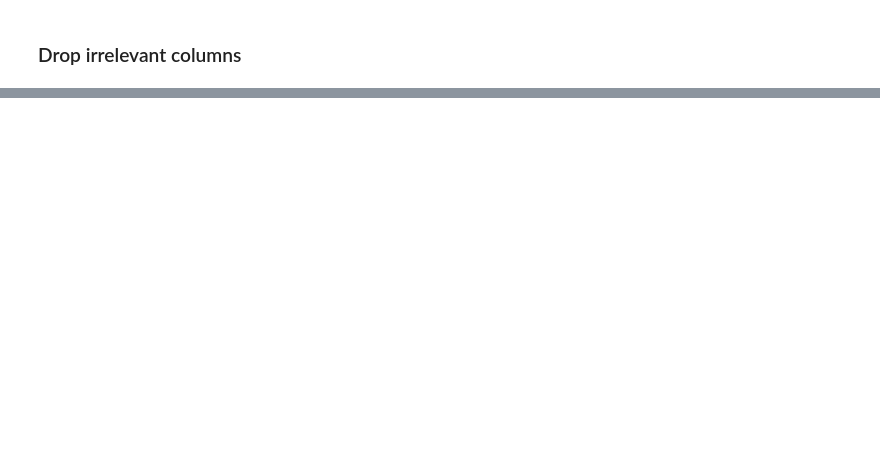
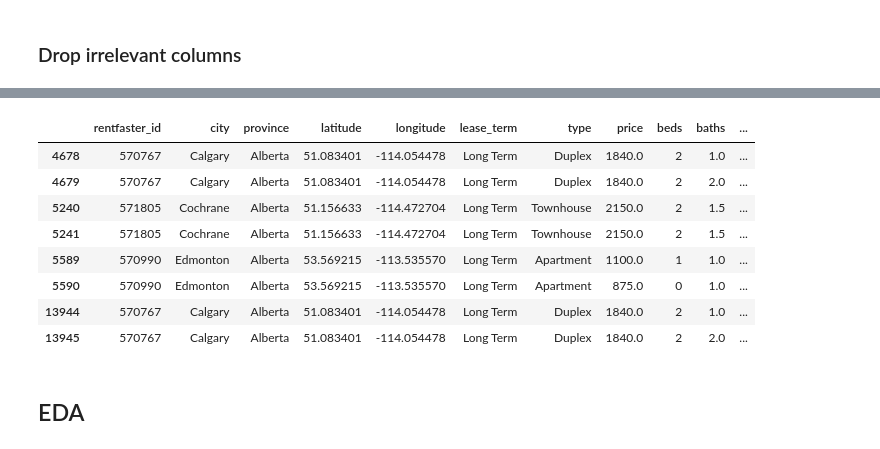
Before and after one commit to nadpierre/rental-prices-regression-project, a Jupyter notebook: notebooks/data_cleaning.ipynb, the cells around one changed output, grey strips where cells are left out. Drawn from its saved outputs; the diff is of its cells as text; code cells hidden in the pictures; blank space fills up the shorter version.

```diff
--- a/notebooks/data_cleaning.ipynb
+++ b/notebooks/data_cleaning.ipynb
@@ -195,0 +226,3 @@ memory usage: 3.7+ MB
+# %%
+# Drop null values
+df = df.dropna(subset='lease_term')
@@ -195,0 +261,6 @@ memory usage: 3.7+ MB
+# %%
+# Replace null values with "Unknown"
+df['smoking'] = df['smoking'].fillna('Unknown')
+# %%
+# Collapse "Non-Smoking" and "Smoke Free Building"
+df['smoking'] = np.where(df['smoking'] == 'Smoke Free Building', 'Non-Smoking', df['smoking'])
@@ -195,0 +340,3 @@ memory usage: 3.7+ MB
+# %%
+# Drop rows with the types "Office Space", "Parking Spot", and "Storage"
+df = df[~df['type'].isin(['Office Space', 'Parking Spot', 'Storage'])]
@@ -195,0 +383,12 @@ memory usage: 3.7+ MB
+# %%
+df[df['availability_date'].isna()]
+# %% [output]
+|  | rentfaster_id | city | province | latitude | longitude | lease_term | type | price | beds | baths | ... |
+| 4678 | 570767 | Calgary | Alberta | 51.083401 | -114.054478 | Long Term | Duplex | 1840.0 | 2 | 1.0 | ... |
+| 4679 | 570767 | Calgary | Alberta | 51.083401 | -114.054478 | Long Term | Duplex | 1840.0 | 2 | 2.0 | ... |
+| 5240 | 571805 | Cochrane | Alberta | 51.156633 | -114.472704 | Long Term | Townhouse | 2150.0 | 2 | 1.5 | ... |
+| 5241 | 571805 | Cochrane | Alberta | 51.156633 | -114.472704 | Long Term | Townhouse | 2150.0 | 2 | 1.5 | ... |
+| 5589 | 570990 | Edmonton | Alberta | 53.569215 | -113.535570 | Long Term | Apartment | 1100.0 | 1 | 1.0 | ... |
+| 5590 | 570990 | Edmonton | Alberta | 53.569215 | -113.535570 | Long Term | Apartment | 875.0 | 0 | 1.0 | ... |
+| 13944 | 570767 | Calgary | Alberta | 51.083401 | -114.054478 | Long Term | Duplex | 1840.0 | 2 | 1.0 | ... |
+| 13945 | 570767 | Calgary | Alberta | 51.083401 | -114.054478 | Long Term | Duplex | 1840.0 | 2 | 2.0 | ... |
@@ -195,0 +401,2 @@ memory usage: 3.7+ MB
+# %% [markdown]
+## EDA
```
Also changed, not shown: parts of 33 cells of this notebook, 3 other files.
